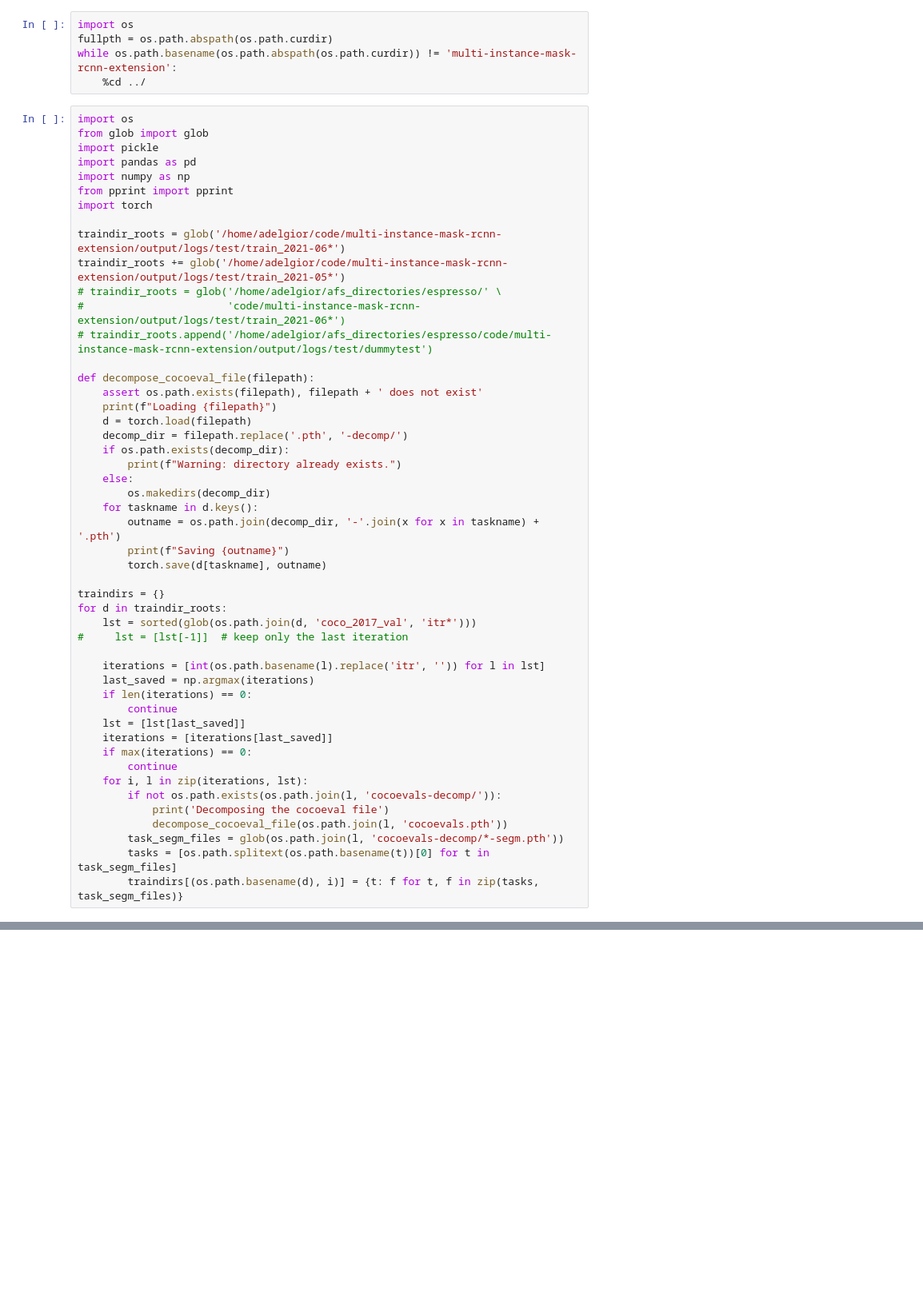
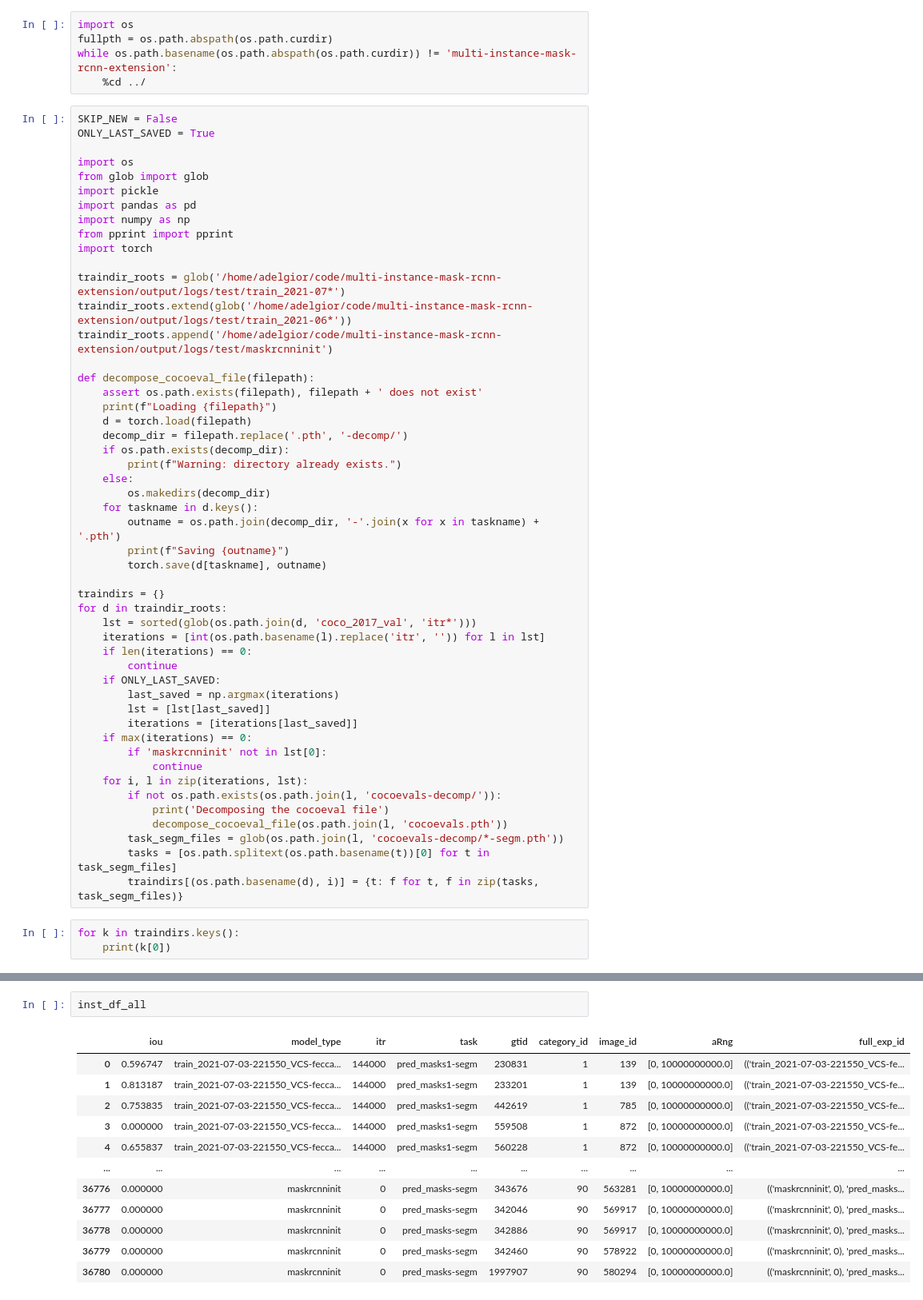
Before and after one commit to alliedel/multi-instance-mask-rcnn-extension, a Jupyter notebook: scripts/ipynb/instancewise-comparisons.ipynb, the cells around one changed output, grey strips where cells are left out. Shown at 80% size. Cells and saved outputs as stored; diff of their text form; blank space fills up the shorter version.

Commit message:
last state pre-thesis defense push

```diff
--- a/scripts/ipynb/instancewise-comparisons.ipynb
+++ b/scripts/ipynb/instancewise-comparisons.ipynb
@@ -4,6 +4,9 @@ fullpth = os.path.abspath(os.path.curdir)
 while os.path.basename(os.path.abspath(os.path.curdir)) != 'multi-instance-mask-rcnn-extension':
     %cd ../
 # %%
+SKIP_NEW = False
+ONLY_LAST_SAVED = True
+
 import os
 from glob import glob
 import pickle
@@ -12,11 +15,9 @@ import numpy as np
 from pprint import pprint
 import torch
 
-traindir_roots = glob('/home/adelgior/code/multi-instance-mask-rcnn-extension/output/logs/test/train_2021-06*')
-traindir_roots += glob('/home/adelgior/code/multi-instance-mask-rcnn-extension/output/logs/test/train_2021-05*')
-# traindir_roots = glob('/home/adelgior/afs_directories/espresso/' \
-#                       'code/multi-instance-mask-rcnn-extension/output/logs/test/train_2021-06*')
-# traindir_roots.append('/home/adelgior/afs_directories/espresso/code/multi-instance-mask-rcnn-extension/output/logs/test/dummytest')
+traindir_roots = glob('/home/adelgior/code/multi-instance-mask-rcnn-extension/output/logs/test/train_2021-07*')
+traindir_roots.extend(glob('/home/adelgior/code/multi-instance-mask-rcnn-extension/output/logs/test/train_2021-06*'))
+traindir_roots.append('/home/adelgior/code/multi-instance-mask-rcnn-extension/output/logs/test/maskrcnninit')
 
 def decompose_cocoeval_file(filepath):
     assert os.path.exists(filepath), filepath + ' does not exist'
@@ -35,16 +36,16 @@ def decompose_cocoeval_file(filepath):
 traindirs = {}
 for d in traindir_roots:
     lst = sorted(glob(os.path.join(d, 'coco_2017_val', 'itr*')))
-#     lst = [lst[-1]]  # keep only the last iteration
-
     iterations = [int(os.path.basename(l).replace('itr', '')) for l in lst]
-    last_saved = np.argmax(iterations)
     if len(iterations) == 0:
         continue
-    lst = [lst[last_saved]]
-    iterations = [iterations[last_saved]]
+    if ONLY_LAST_SAVED:
+        last_saved = np.argmax(iterations)
+        lst = [lst[last_saved]]
+        iterations = [iterations[last_saved]]
     if max(iterations) == 0:
-        continue
+        if 'maskrcnninit' not in lst[0]:
+            continue
     for i, l in zip(iterations, lst):
         if not os.path.exists(os.path.join(l, 'cocoevals-decomp/')):
             print('Decomposing the cocoeval file')
@@ -52,3 +53,6 @@ for d in traindir_roots:
         task_segm_files = glob(os.path.join(l, 'cocoevals-decomp/*-segm.pth'))
         tasks = [os.path.splitext(os.path.basename(t))[0] for t in task_segm_files]
         traindirs[(os.path.basename(d), i)] = {t: f for t, f in zip(tasks, task_segm_files)}
+# %%
+for k in traindirs.keys():
+    print(k[0])
@@ -217,0 +297,15 @@ print(f"{n_inst} per val, as expected.")
+# %%
+inst_df_all
+# %% [output]
+|  | iou | model_type | itr | task | gtid | category_id | image_id | aRng | full_exp_id |
+| 0 | 0.596747 | train_2021-07-03-221550_VCS-fecca... | 144000 | pred_masks1-segm | 230831 | 1 | 139 | [0, 10000000000.0] | (('train_2021-07-03-221550_VCS-fe... |
+| 1 | 0.813187 | train_2021-07-03-221550_VCS-fecca... | 144000 | pred_masks1-segm | 233201 | 1 | 139 | [0, 10000000000.0] | (('train_2021-07-03-221550_VCS-fe... |
+| 2 | 0.753835 | train_2021-07-03-221550_VCS-fecca... | 144000 | pred_masks1-segm | 442619 | 1 | 785 | [0, 10000000000.0] | (('train_2021-07-03-221550_VCS-fe... |
+| 3 | 0.000000 | train_2021-07-03-221550_VCS-fecca... | 144000 | pred_masks1-segm | 559508 | 1 | 872 | [0, 10000000000.0] | (('train_2021-07-03-221550_VCS-fe... |
+| 4 | 0.655837 | train_2021-07-03-221550_VCS-fecca... | 144000 | pred_masks1-segm | 560228 | 1 | 872 | [0, 10000000000.0] | (('train_2021-07-03-221550_VCS-fe... |
+| ... | ... | ... | ... | ... | ... | ... | ... | ... | ... |
+| 36776 | 0.000000 | maskrcnninit | 0 | pred_masks-segm | 343676 | 90 | 563281 | [0, 10000000000.0] | (('maskrcnninit', 0), 'pred_masks... |
+| 36777 | 0.000000 | maskrcnninit | 0 | pred_masks-segm | 342046 | 90 | 569917 | [0, 10000000000.0] | (('maskrcnninit', 0), 'pred_masks... |
+| 36778 | 0.000000 | maskrcnninit | 0 | pred_masks-segm | 342886 | 90 | 569917 | [0, 10000000000.0] | (('maskrcnninit', 0), 'pred_masks... |
+| 36779 | 0.000000 | maskrcnninit | 0 | pred_masks-segm | 342460 | 90 | 578922 | [0, 10000000000.0] | (('maskrcnninit', 0), 'pred_masks... |
+| 36780 | 0.000000 | maskrcnninit | 0 | pred_masks-segm | 1997907 | 90 | 580294 | [0, 10000000000.0] | (('maskrcnninit', 0), 'pred_masks... |
```
Also changed, not shown: parts of 23 cells of this notebook, 11 other files.
